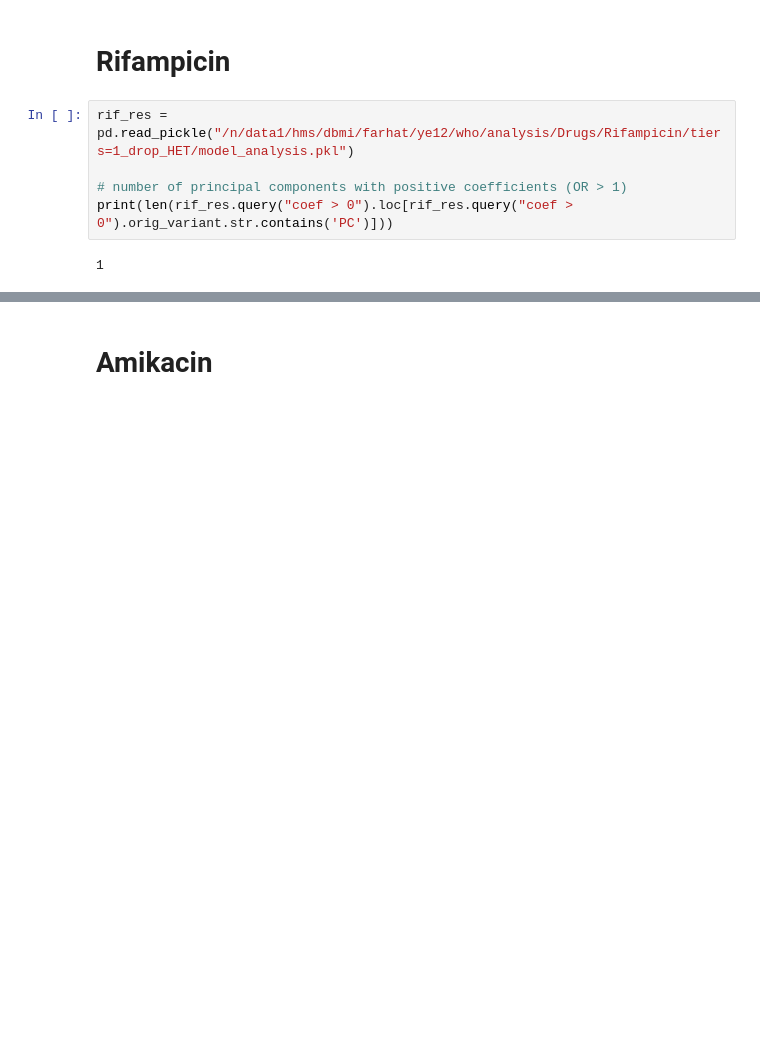
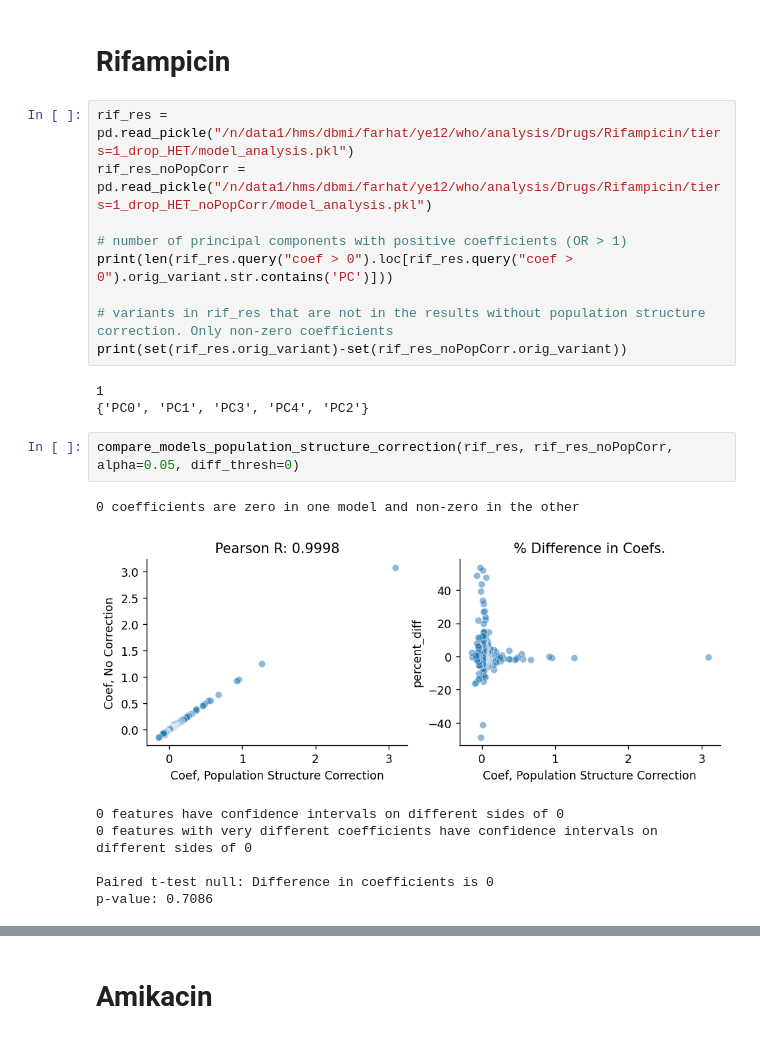
Before and after one commit to farhat-lab/who-analysis, a Jupyter notebook: analysis.ipynb, the cells around one changed output, grey strips where cells are left out. Cells and saved outputs as stored; diff of their text form; blank space fills up the shorter version.

```diff
--- a/analysis.ipynb
+++ b/analysis.ipynb
@@ -19,9 +75,24 @@ pd.set_option('display.float_format', lambda x: '%.4f' % x)
 # Rifampicin
 # %%
 rif_res = pd.read_pickle("/n/data1/hms/dbmi/farhat/ye12/who/analysis/Drugs/Rifampicin/tiers=1_drop_HET/model_analysis.pkl")
+rif_res_noPopCorr = pd.read_pickle("/n/data1/hms/dbmi/farhat/ye12/who/analysis/Drugs/Rifampicin/tiers=1_drop_HET_noPopCorr/model_analysis.pkl")
 
 # number of principal components with positive coefficients (OR > 1)
 print(len(rif_res.query("coef > 0").loc[rif_res.query("coef > 0").orig_variant.str.contains('PC')]))
+
+# variants in rif_res that are not in the results without population structure correction. Only non-zero coefficients
+print(set(rif_res.orig_variant)-set(rif_res_noPopCorr.orig_variant))
 # %% [output]
 1
+{'PC0', 'PC1', 'PC3', 'PC4', 'PC2'}
+# %%
+compare_models_population_structure_correction(rif_res, rif_res_noPopCorr, alpha=0.05, diff_thresh=0)
+# %% [output]
+0 coefficients are zero in one model and non-zero in the other
+[figure, added]
+0 features have confidence intervals on different sides of 0
+0 features with very different coefficients have confidence intervals on different sides of 0
+
+Paired t-test null: Difference in coefficients is 0
+p-value: 0.7086
 # %%
```
Also changed, not shown: parts of 14 cells of this notebook, 5 other files.
